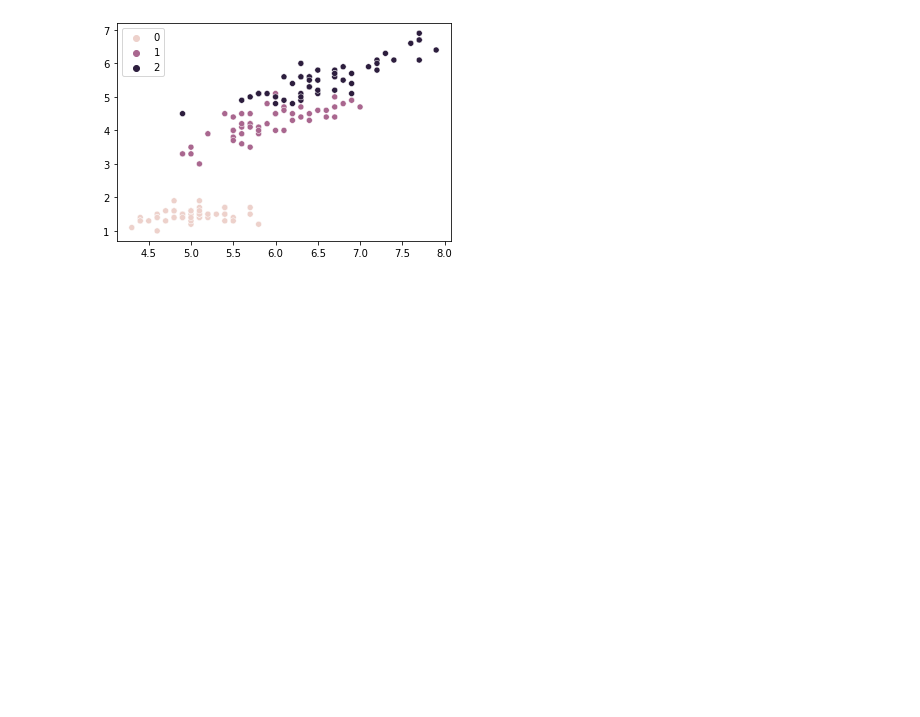
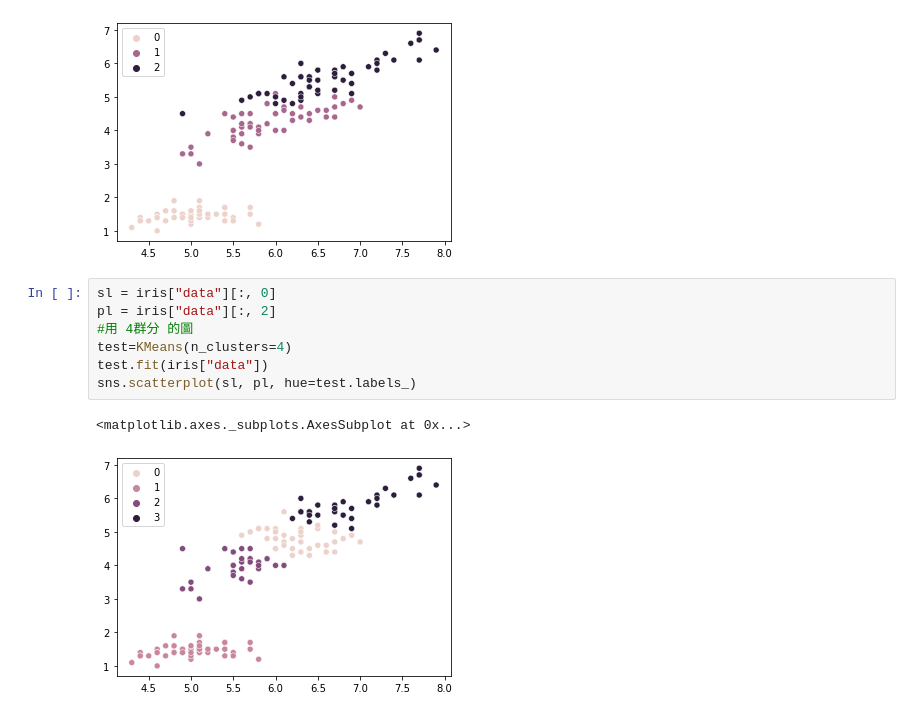
Before and after one commit to Spark095/11101ML, a Jupyter notebook: cluster.ipynb, the cells around one changed output. Drawn from its saved outputs; the diff is of its cells as text; blank space fills up the shorter version.

```diff
--- a/cluster.ipynb
+++ b/cluster.ipynb
@@ -116,3 +116,13 @@ sns.scatterplot(sl, pl, hue=iris["target"])
 # %% [output]
 <matplotlib.axes._subplots.AxesSubplot at 0x...>
 [figure]
+# %%
+sl = iris["data"][:, 0]
+pl = iris["data"][:, 2]
+#用 4群分 的圖
+test=KMeans(n_clusters=4)
+test.fit(iris["data"])
+sns.scatterplot(sl, pl, hue=test.labels_)
+# %% [output]
+<matplotlib.axes._subplots.AxesSubplot at 0x...>
+[figure, added]
```
